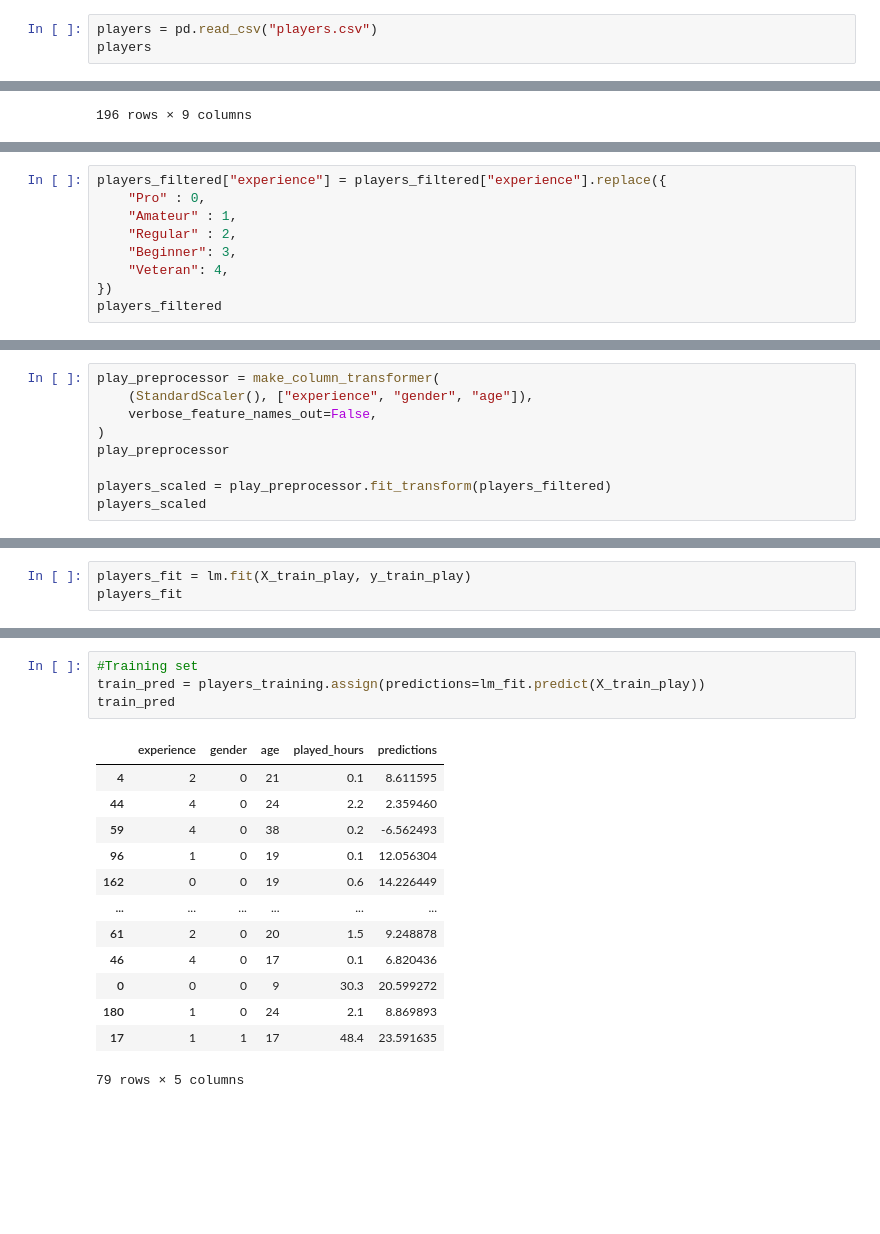
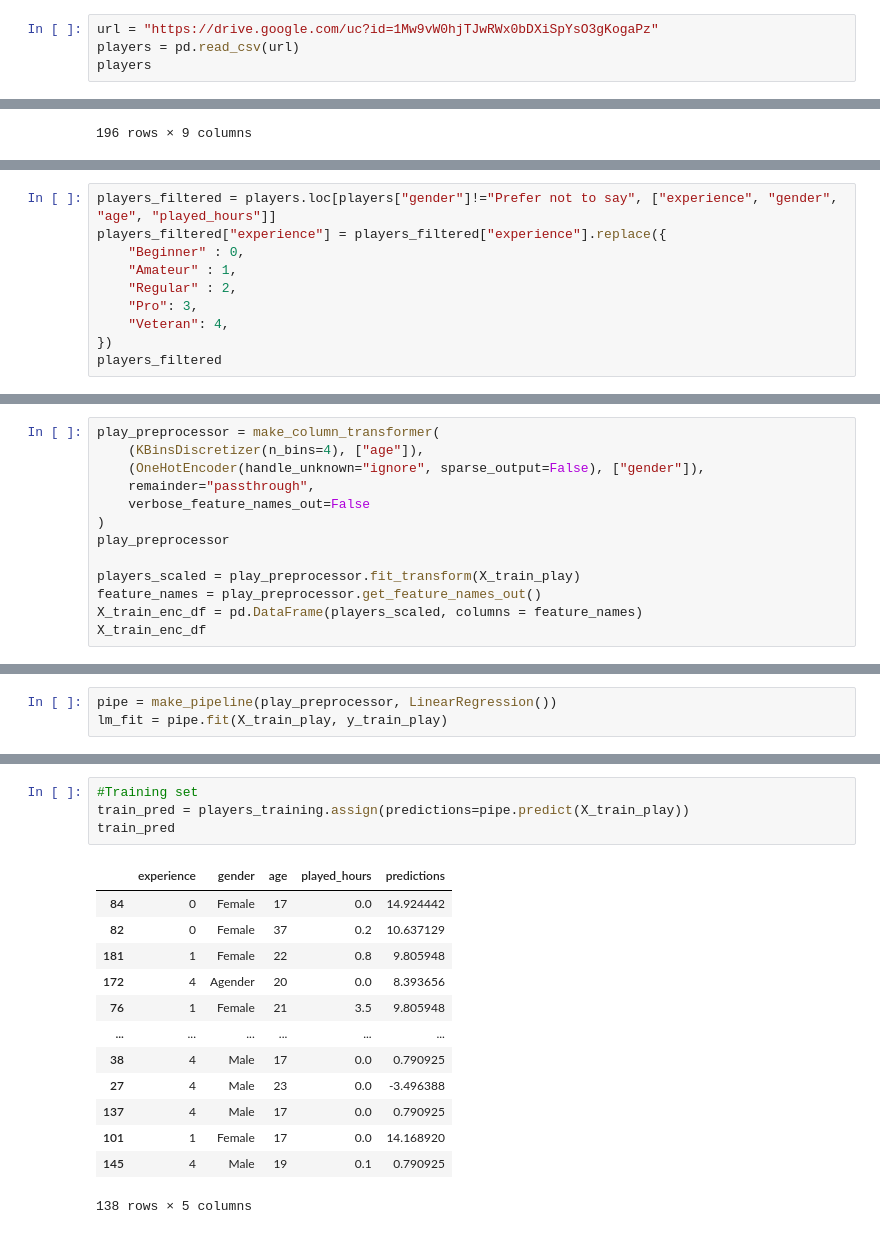
Before and after one commit to mayubi7/dsci-100-project, a Jupyter notebook: dsci_100_fin_project.ipynb, the cells around one changed output, grey strips where cells are left out. Drawn from its saved outputs; the diff is of its cells as text; blank space fills up the shorter version.

```diff
--- a/dsci_100_fin_project.ipynb
+++ b/dsci_100_fin_project.ipynb
@@ -21,5 +57,6 @@ set_config(transform_output="pandas")
 # %%
-players = pd.read_csv("players.csv")
+url = "https://drive.google.com/uc?id=1Mw9vW0hjTJwRWx0bDXiSpYsO3gKogaPz"
+players = pd.read_csv(url)
 players
 # %% [output]
 |  | experience | subscribe | hashedEmail | played_hours | name | gender | age | individualId | ... |
@@ -80,9 +78,10 @@ players_filtered
 # %%
+players_filtered = players.loc[players["gender"]!="Prefer not to say", ["experience", "gender", "age", "played_hours"]]
 players_filtered["experience"] = players_filtered["experience"].replace({
-    "Pro" : 0,
+    "Beginner" : 0,
     "Amateur" : 1,
     "Regular" : 2,
-    "Beginner": 3,
+    "Pro": 3,
     "Veteran": 4,
 })
 players_filtered
@@ -103,10 +167,14 @@ players_filtered
 # %%
 play_preprocessor = make_column_transformer(
-    (StandardScaler(), ["experience", "gender", "age"]),
-    verbose_feature_names_out=False,
+    (KBinsDiscretizer(n_bins=4), ["age"]),
+    (OneHotEncoder(handle_unknown="ignore", sparse_output=False), ["gender"]),
+    remainder="passthrough",
+    verbose_feature_names_out=False
 )
 play_preprocessor
 
-players_scaled = play_preprocessor.fit_transform(players_filtered)
-players_scaled
+players_scaled = play_preprocessor.fit_transform(X_train_play)
+feature_names = play_preprocessor.get_feature_names_out()
+X_train_enc_df = pd.DataFrame(players_scaled, columns = feature_names)
+X_train_enc_df
 # %% [output]
@@ -153,3 +204,3 @@ y_test_play = players_testing["played_hours"]
 # %%
-players_fit = lm.fit(X_train_play, y_train_play)
-players_fit
+pipe = make_pipeline(play_preprocessor, LinearRegression())
+lm_fit = pipe.fit(X_train_play, y_train_play)
@@ -181,18 +241,18 @@ np.float64(20.83961263101158)
 # %%
 #Training set
-train_pred = players_training.assign(predictions=lm_fit.predict(X_train_play))
+train_pred = players_training.assign(predictions=pipe.predict(X_train_play))
 train_pred
 # %% [output]
 |  | experience | gender | age | played_hours | predictions |
-| 4 | 2 | 0 | 21 | 0.1 | 8.611595 |
-| 44 | 4 | 0 | 24 | 2.2 | 2.359460 |
-| 59 | 4 | 0 | 38 | 0.2 | -6.562493 |
-| 96 | 1 | 0 | 19 | 0.1 | 12.056304 |
-| 162 | 0 | 0 | 19 | 0.6 | 14.226449 |
+| 84 | 0 | Female | 17 | 0.0 | 14.924442 |
+| 82 | 0 | Female | 37 | 0.2 | 10.637129 |
+| 181 | 1 | Female | 22 | 0.8 | 9.805948 |
+| 172 | 4 | Agender | 20 | 0.0 | 8.393656 |
+| 76 | 1 | Female | 21 | 3.5 | 9.805948 |
 | ... | ... | ... | ... | ... | ... |
-| 61 | 2 | 0 | 20 | 1.5 | 9.248878 |
-| 46 | 4 | 0 | 17 | 0.1 | 6.820436 |
-| 0 | 0 | 0 | 9 | 30.3 | 20.599272 |
-| 180 | 1 | 0 | 24 | 2.1 | 8.869893 |
-| 17 | 1 | 1 | 17 | 48.4 | 23.591635 |
+| 38 | 4 | Male | 17 | 0.0 | 0.790925 |
+| 27 | 4 | Male | 23 | 0.0 | -3.496388 |
+| 137 | 4 | Male | 17 | 0.0 | 0.790925 |
+| 101 | 1 | Female | 17 | 0.0 | 14.168920 |
+| 145 | 4 | Male | 19 | 0.1 | 0.790925 |
-79 rows × 5 columns
+138 rows × 5 columns
```
Also changed, not shown: parts of 39 cells of this notebook.
